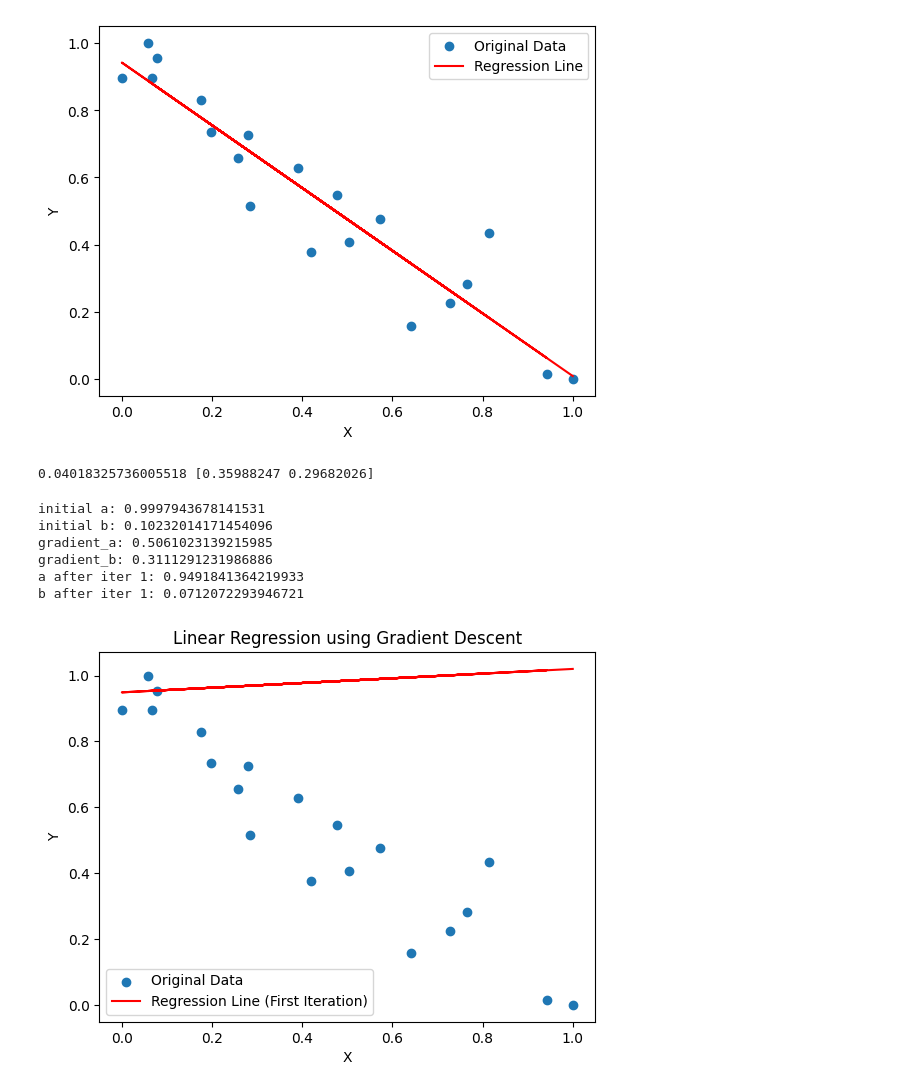
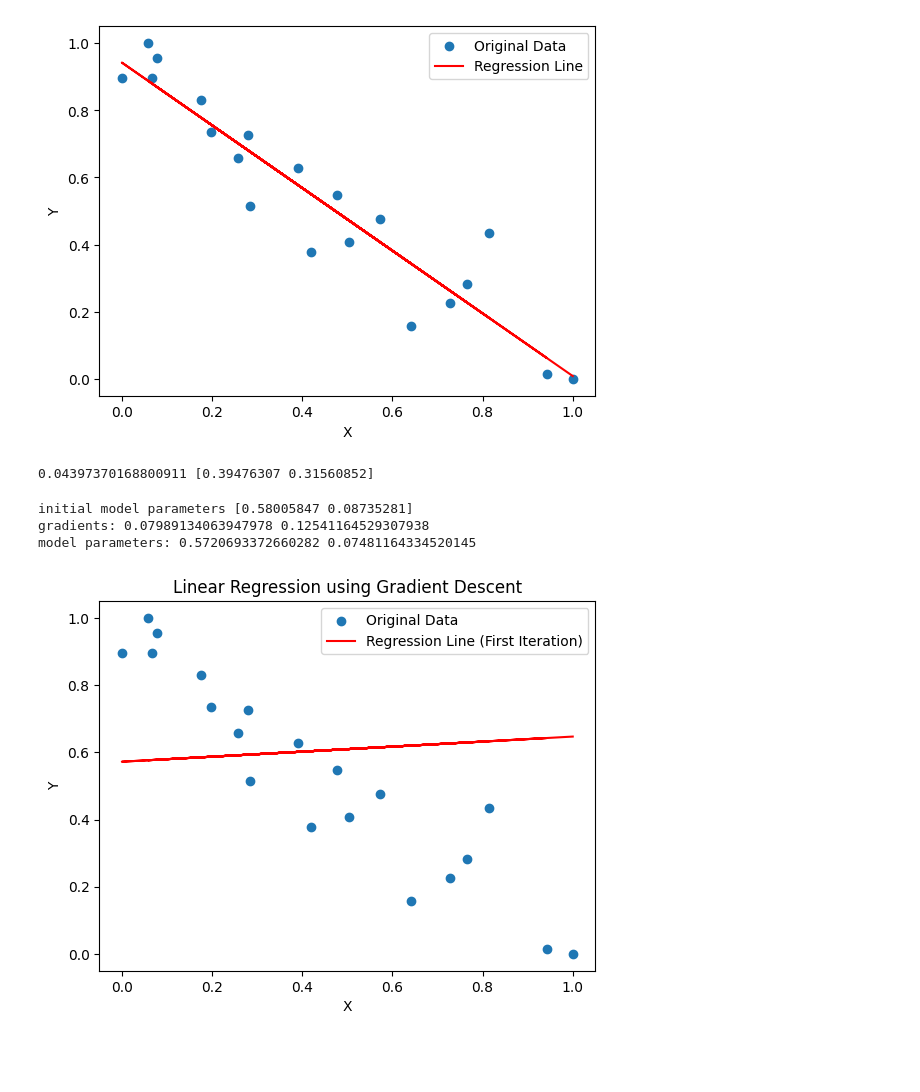
Before and after one commit to umutucak/introML, a Jupyter notebook: assignment1/task_A.ipynb, the cells around one changed output. Saved outputs shown, nothing was run; the diff lists cells and outputs as text; code cells hidden in the pictures; blank space fills up the shorter version.

```diff
--- a/assignment1/task_A.ipynb
+++ b/assignment1/task_A.ipynb
@@ -112,12 +114,11 @@ def cost_function(theta, x, y):
     Returns:
         - MSE
     """
-
+    cost = 0
     for i in range(len(x)):
         h_xi = theta[0] + theta[1] * x[i]
         cost = (h_xi - y[i])**2
-    cost *= 1/(2*len(x))
-    return cost
+    return cost*1/(2*len(x))
 
 def get_gradient(theta, x, y):
     """Gradient for given data.
@@ -134,58 +135,49 @@ def get_gradient(theta, x, y):
     for i in range(len(x)):
         theta_gradient[0] += (theta[1]*x[i] + theta[0])- y[i]
         theta_gradient[1] += ((theta[1]*x[i] + theta[0])- y[i])*x[i]
-
-    theta_gradient = 1/len(x)*theta_gradient
-    return theta_gradient
+    return theta_gradient*1/len(x)
 
 theta = np.zeros(2,)
 theta[0] = np.random.random()
 theta[1] = np.random.random()
-cost = cost_function(theta, df['X'].values, df['Y'].values)
-theta_gradient = get_gradient(theta, df['X'].values, df['Y'].values)
+cost = cost_function(theta, np.array(df.X), np.array(df.Y))
+theta_gradient = get_gradient(theta, np.array(df.X), np.array(df.Y))
 print(cost, theta_gradient)
 # %% [output]
-0.04018325736005518 [0.35988247 0.29682026]
+0.04397370168800911 [0.39476307 0.31560852]
 # %%
 # Step 5 Gradient Descent first iteration
 
 theta = np.zeros(2)
 theta[0] = np.random.random()
 theta[1] = np.random.random()
-print("initial a:", theta[0])
-print("initial b:", theta[1])
+print("initial model parameters", theta)
 learning_rate = 0.1
 iterations = 1000
 costs = []
 
 cost = cost_function(theta, np.array(df.X), np.array(df.Y))
 costs.append(cost)
-y_prediction = theta[1]*df.X + theta[0]
 
 theta_gradient = get_gradient(theta, np.array(df.X), np.array(df.Y))
 
 theta[0] -= learning_rate * theta_gradient[0]
 theta[1] -= learning_rate * theta_gradient[1]
 
-print("gradient_a:", theta_gradient[0])
-print("gradient_b:", theta_gradient[1])
-print("a after iter 1:", theta[0])
-print("b after iter 1:", theta[1])
+print("gradients:", theta_gradient[0], theta_gradient[1])
+print("model parameters:", theta[0], theta[1])
 
 plt.scatter(df.X, df.Y, label='Original Data')
 plt.plot(df.X, theta[1]*df.X + theta[0], color='red', label='Regression Line (First Iteration)')
 plt.xlabel('X')
 plt.ylabel('Y')
 plt.legend()
 plt.title('Linear Regression using Gradient Descent')
 plt.show()
 # %% [output]
-initial a: 0.9997943678141531
-initial b: 0.10232014171454096
-gradient_a: 0.5061023139215985
-gradient_b: 0.3111291231986886
-a after iter 1: 0.9491841364219933
-b after iter 1: 0.0712072293946721
+initial model parameters [0.58005847 0.08735281]
+gradients: 0.07989134063947978 0.12541164529307938
+model parameters: 0.5720693372660282 0.07481164334520145
-[figure, old version]
+[figure, new version]
 # %%
 # Step 6 Gradient Descent - second iteration
```
Also changed, not shown: parts of 12 cells of this notebook.
